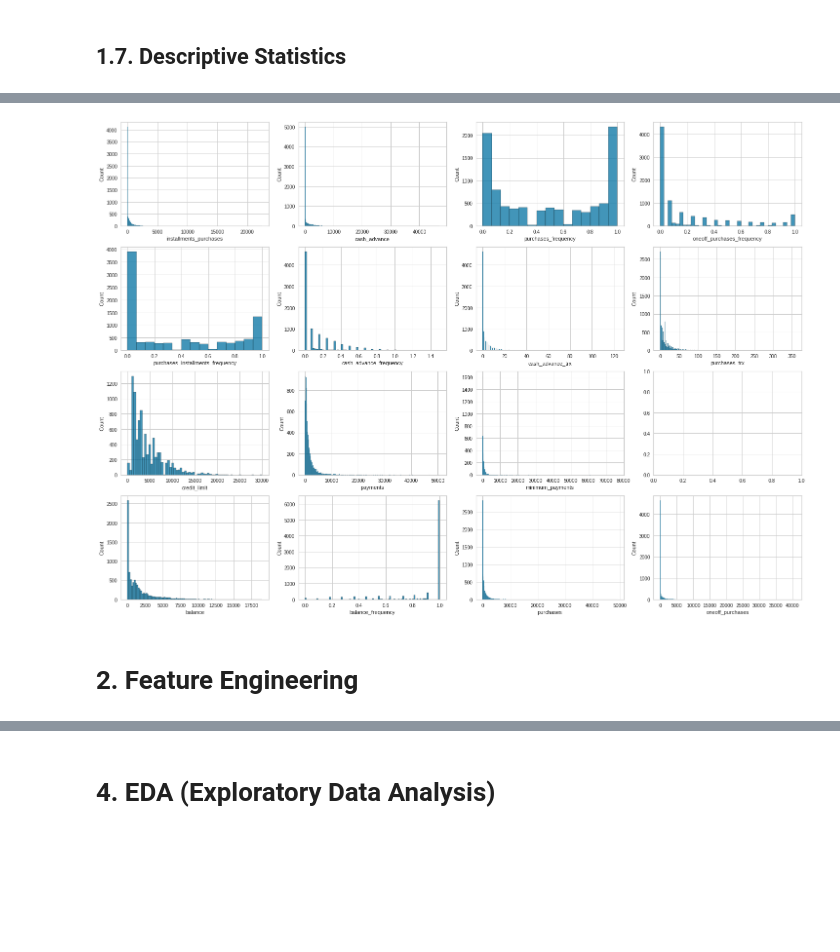
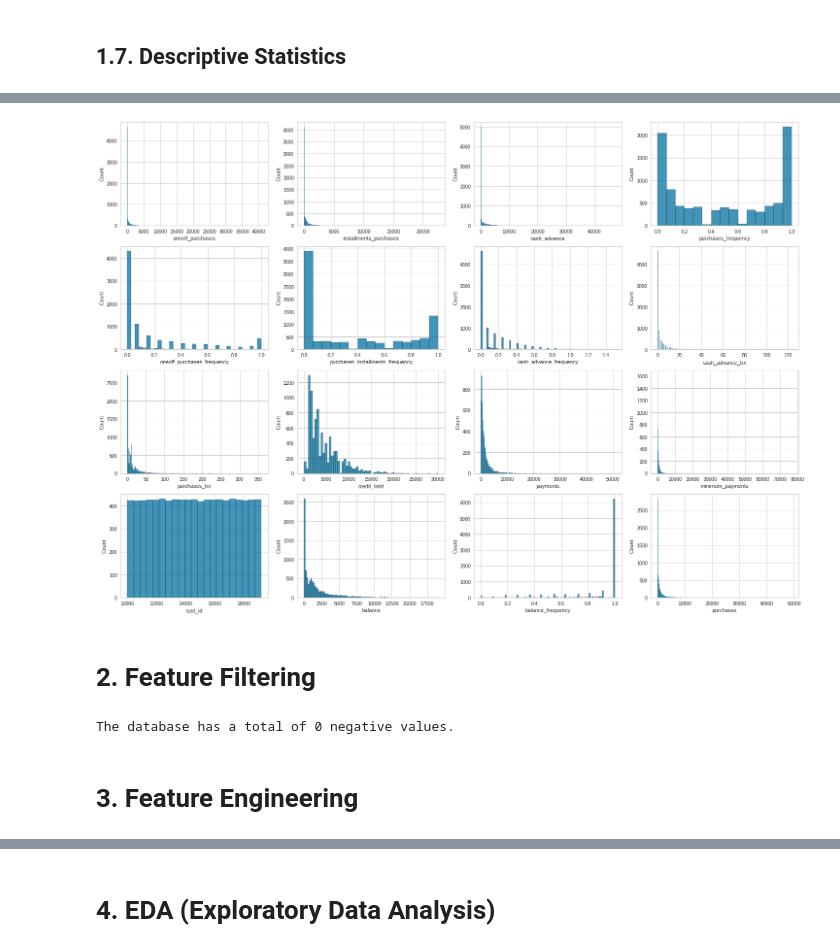
Before and after one commit to Matheus-Homem/international_bank_marketing, a Jupyter notebook: notebooks/c3_feature_engineering.ipynb, the cells around one changed output, grey strips where cells are left out. Saved outputs shown, nothing was run; the diff lists cells and outputs as text; code cells hidden in the pictures; blank space fills up the shorter version.

```diff
--- a/notebooks/c3_feature_engineering.ipynb
+++ b/notebooks/c3_feature_engineering.ipynb
@@ -140,5 +140,7 @@ Removed data: 0.04%
 # %% [markdown]
 ## 1.6. Change dtypes
+# %%
+df1['cust_id'] = df1['cust_id'].map(lambda x: x[1:]).astype(int)
 # %% [markdown]
 ## 1.7. Descriptive Statistics
 # %%
@@ -183,12 +184,18 @@ m
 # %%
 fig, ax = plt.subplots(4,4,figsize=(25,18))
 features = num_attributes.drop('tenure',axis=1).columns
-for k in range(15):
+for k in range(16):
   q, mod = divmod(k,4)
   sns.histplot(data=df1,x=features[k],ax=ax[q-1][mod])
 # %% [output]
-[figure, old version]
+[figure, new version]
 # %% [markdown]
-# 2. Feature Engineering
+# 2. Feature Filtering
 # %%
 df2 = df1.copy()
+# %%
+print('The database has a total of {} negative values.'.format(df2.applymap(lambda x: 1 if x<0 else 0).sum().sum()))
+# %% [output]
+The database has a total of 0 negative values.
+# %% [markdown]
+# 3. Feature Engineering
```
Also changed, not shown: parts of 29 cells of this notebook.
